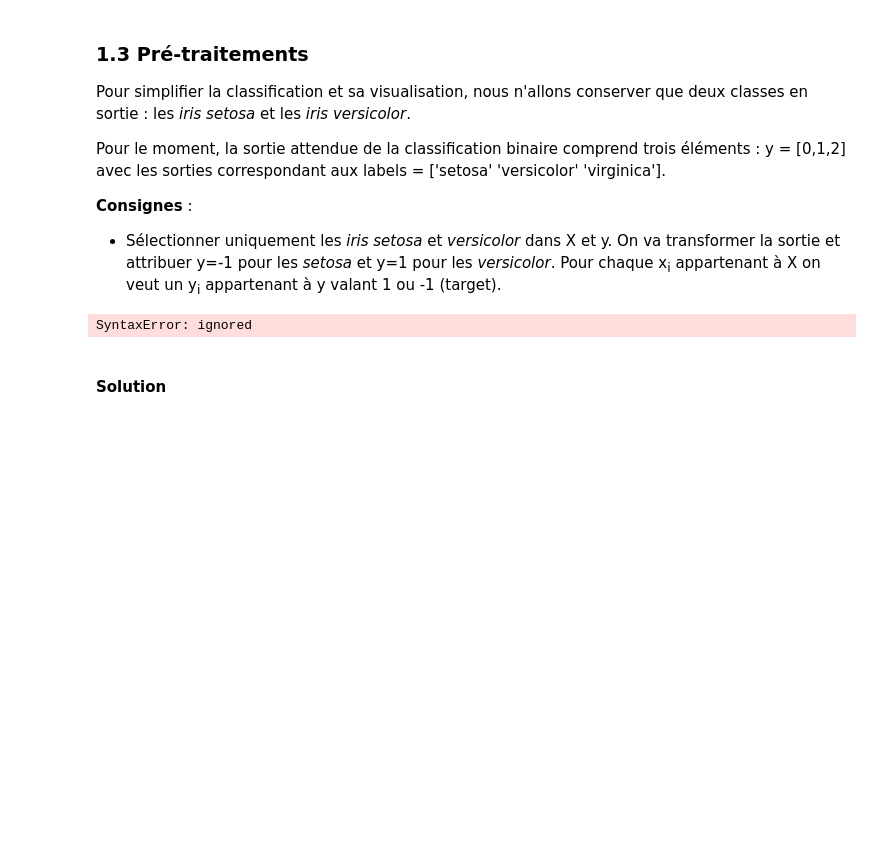
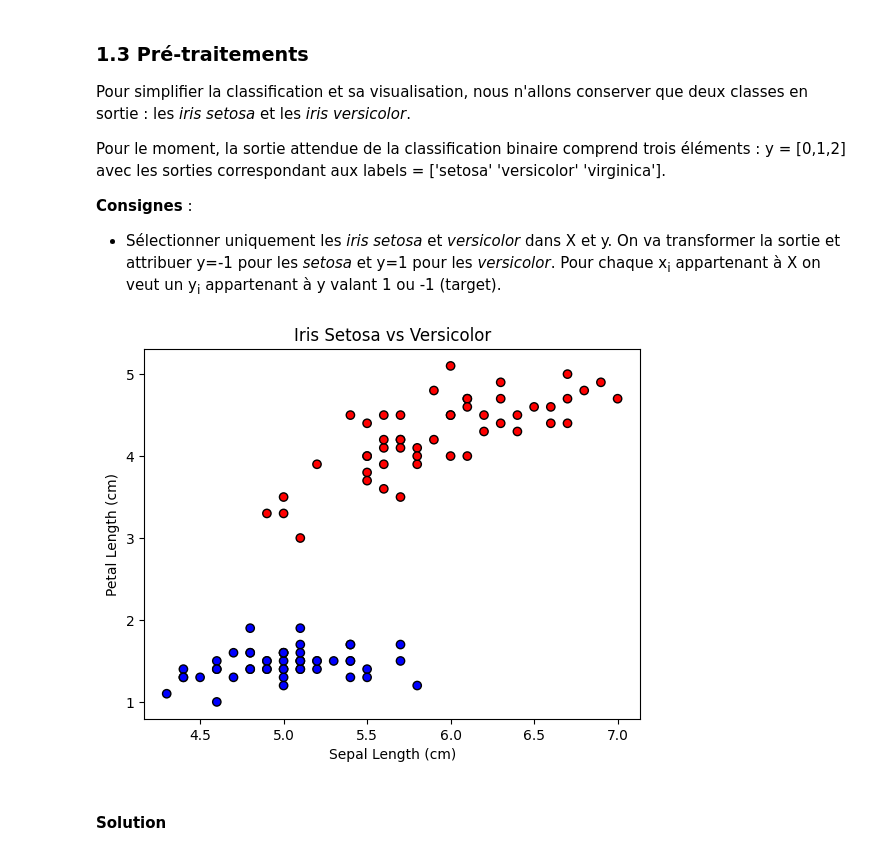
Before and after one commit to VincentHeau/IA, a Jupyter notebook: TP1_Perceptron.ipynb, the cells around one changed output. Drawn from its saved outputs; the diff is of its cells as text; code cells hidden in the pictures; blank space fills up the shorter version.

```diff
--- a/TP1_Perceptron.ipynb
+++ b/TP1_Perceptron.ipynb
@@ -61,7 +61,7 @@ Explorer le dataset Iris avec la librairie pandas :
 # .... A FAIRE ....
 # Tout d'abord, il s'agit d'importer le dataset Iris avec une fonction importée :
 from sklearn.datasets import load_iris
-iris = 1
+iris = load_iris()
 
 # .... A FAIRE ....
 # Préparer les vecteurs de labels et caractéristiques de ce jeu de données :
@@ -70,13 +70,17 @@ iris = 1
 # - définir les labels comme les 'target_names' de iris
 # - définir les feature_names comme les 'feature_names' de iris
 # Pour cela, regarder à quoi ressemble iris : print(iris)
-X =
-y =
-labels =
-feature_names =
+X = iris['data']
+y = iris['target']
+labels = iris['target_names']
+feature_names = iris['feature_names']
 
 # .... A FAIRE ....
 # Transformer ces données en une DataFrame de la bibliothèque pandas (tableau) :
+iris_df = pd.DataFrame(X, columns=feature_names)
+iris_df['target'] = y
+
+print(iris_df.head())
 
 # Astuce : si vous avez besoin de vous familiariser avec les DataFrame de pandas :
 # https://colab.research.google.com/github/google/eng-edu/blob/main/ml/cc/exercises/pandas_dataframe_ultraquick_tutorial.ipynb
@@ -154,19 +172,26 @@ Pour le moment, la sortie attendue de la classification binaire comprend trois
 # %%
 # .... A FAIRE ....
 # Sélectionner les iris setosa et versicolor et changer leur sortie y en -1 et 1
-y =
+iris_df = iris_df[iris_df['target'] < 2]  #seulement Setosa et Versicolor
+y = iris_df['target'].values
+y = np.where(y == 0, -1, y)
 
 # .... A FAIRE ....
 # Extraire les caractéristiques : sepal length et petal length
-X =
+X = iris_df.iloc[:, [0, 2]].values
 
 # Aide : tous les paramètres des iris sont accessibles de cette manière :
 # X = df.iloc[0:100, [0, 1, 2, 3]].values
 
 # .... A FAIRE ....
 # Afficher la donnée avec matplotlib (utiliser plt.scatter)
+plt.scatter(X[:, 0], X[:, 1], c=y, cmap='bwr', edgecolors='k')
+plt.xlabel('Sepal Length (cm)')
+plt.ylabel('Petal Length (cm)')
+plt.title('Iris Setosa vs Versicolor')
+plt.show()
 # %% [output]
-SyntaxError: ignored
+[figure, added]
 # %% [markdown]
 #### Solution
 # %%
```
Also changed, not shown: parts of 4 cells of this notebook.
